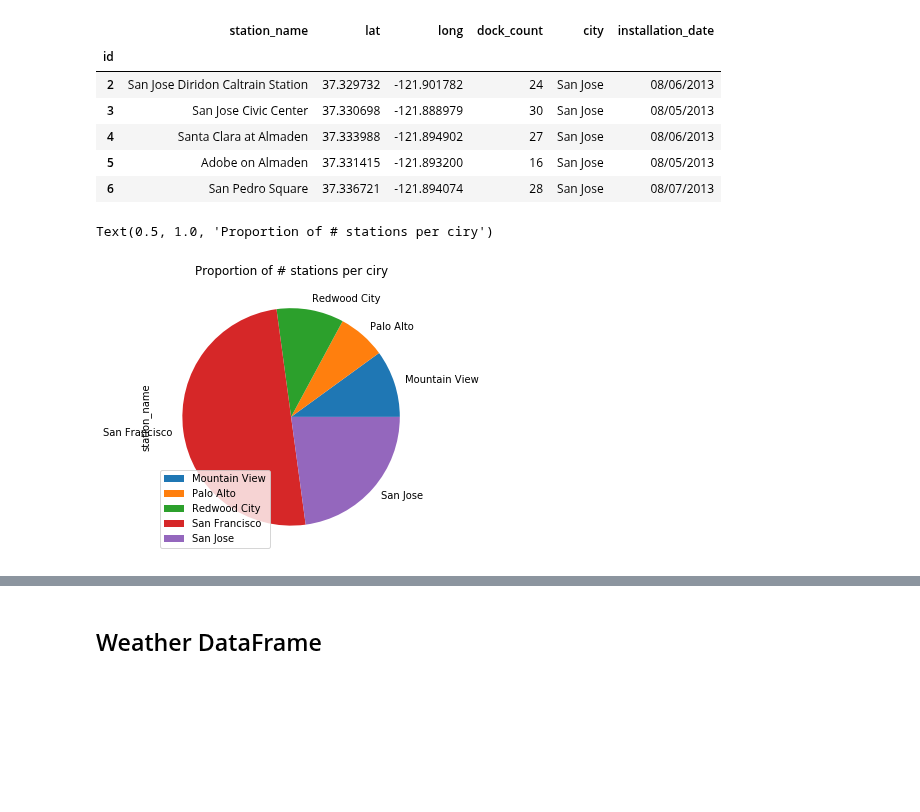
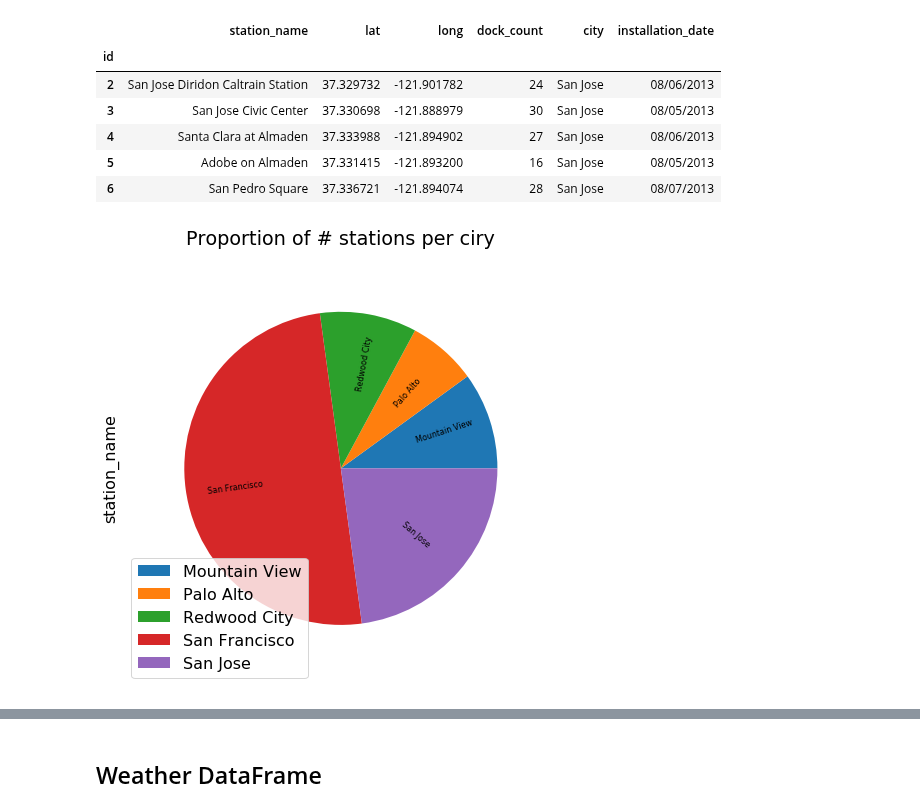
Before and after one commit to orbenishay/pandas-project, a Jupyter notebook: Bicycle_10.ipynb, the cells around one changed output, grey strips where cells are left out. Cells and saved outputs as stored; diff of their text form; code cells hidden in the pictures; blank space fills up the shorter version.

```diff
--- a/Bicycle_10.ipynb
+++ b/Bicycle_10.ipynb
@@ -40,9 +40,9 @@ df_station.head()
 | 5 | Adobe on Almaden | 37.331415 | -121.893200 | 16 | San Jose | 08/05/2013 |
 | 6 | San Pedro Square | 37.336721 | -121.894074 | 28 | San Jose | 08/07/2013 |
 # %%
-df_station.groupby('city')['station_name'].count().plot.pie(figsize=(8, 5))
+df_station.groupby('city')['station_name'].count().plot.pie(fontsize=8, figsize=(8,8), labeldistance=0.5, rotatelabels=True, counterclock=True, radius= 0.9)
 plt.legend(('Mountain View', 'Palo Alto', 'Redwood City','San Francisco','San Jose'),loc='lower left')
 plt.title('Proportion of # stations per ciry')
+plt.rcParams['font.size'] = 14
 # %% [output]
-Text(0.5, 1.0, 'Proportion of # stations per ciry')
-[figure, old version]
+[figure, new version]
```
Also changed, not shown: parts of 26 cells of this notebook.
